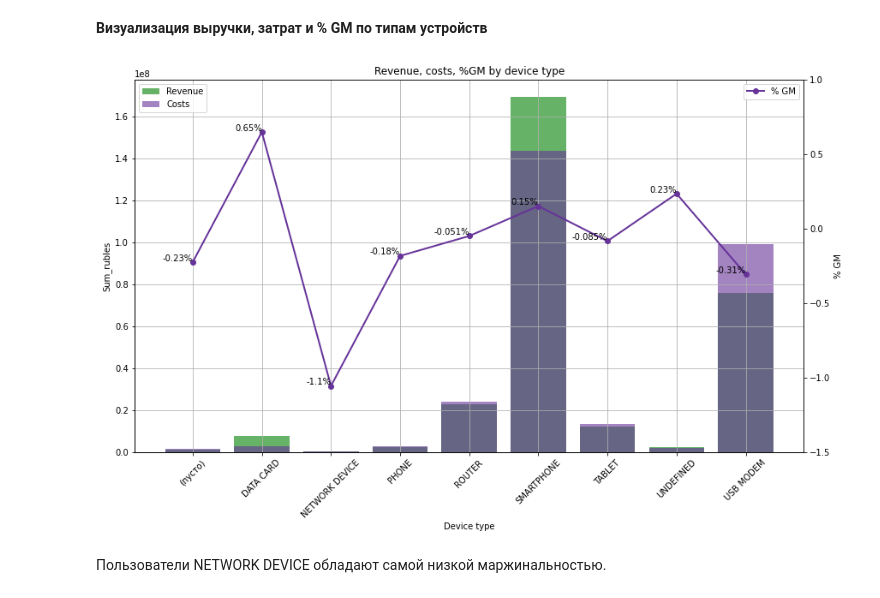
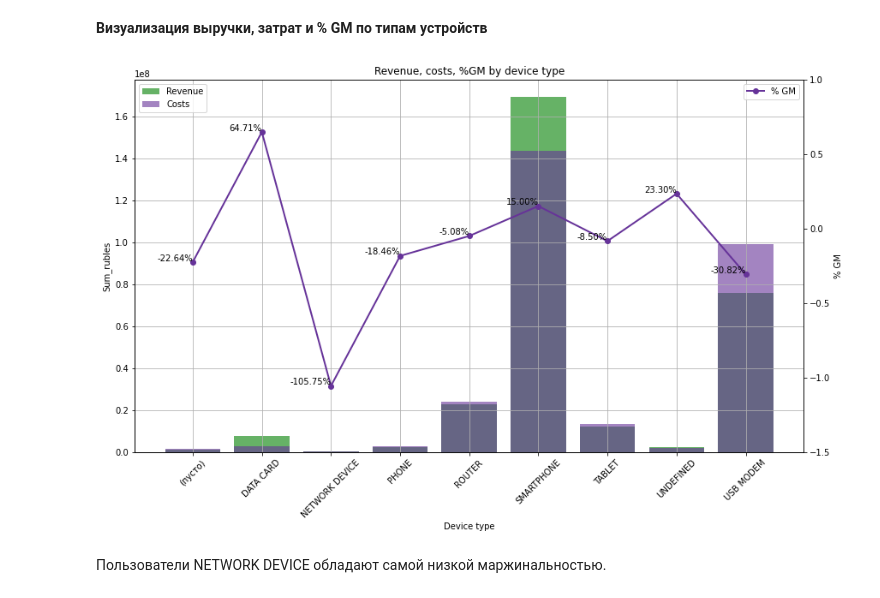
Before and after one commit to xeniya-da/SalesFunnel_-_Marginality_at_Telecom, a Jupyter notebook: SalesFunnel_&_Marginality.ipynb, the cells around one changed output. Saved outputs shown, nothing was run; the diff lists cells and outputs as text; code cells hidden in the pictures.

```diff
--- a/SalesFunnel_&_Marginality.ipynb
+++ b/SalesFunnel_&_Marginality.ipynb
@@ -399,34 +399,34 @@ fig, ax1 = plt.subplots(figsize=(14, 8))
 # Строю графики выручки и затрат
 ax1.bar(gm_device.device, gm_device.sum_r, label='Revenue', color='green', alpha=0.6)
 ax1.bar(gm_device.device, gm_device.cost, label='Costs', color='rebeccapurple', alpha=0.6)
 
 # Задаю подписи и легенду для оси Y
 ax1.set_xlabel('Device type')
 ax1.set_ylabel('Sum_rubles')
 ax1.set_title('Revenue, costs, %GM by device type')
 ax1.legend(loc='upper left')
 ax1.grid(True)  #сетка
 ax1.set_xticks(gm_device.device)
 ax1.set_xticklabels(gm_device.device, rotation=45)
 
 # Создаю вторую ось Y для % GM
 ax2 = ax1.twinx()   # общая ось x
 # Строю график % GM
 ax2.plot(gm_device.device, gm_device.margin_percent, color='rebeccapurple', marker='o', label='% GM', linewidth=2)
 # Задаю и настраиваю легенду для GM
 ax2.set_ylabel('% GM')
 ax2.legend(loc='upper right')
 
 # Поднимаю % GM выше от оси X, т.к. различается диапазон значений % GM и сумм + есть отрицательные значения
 ax2.set_ylim(-1.5, 1)
 
 # Добавляю подписи для % GM
 for i, txt in enumerate(gm_device.margin_percent):
-    ax2.text(gm_device.device[i], gm_device.margin_percent[i], f'{txt:.2}%', color='black', ha='right', va='bottom')
+    ax2.text(gm_device.device[i], gm_device.margin_percent[i], f'{txt:.2%}', color='black', ha='right', va='bottom')
 
 # plt.tight_layout() оптимизация расположения графиков
 plt.show()
 # %% [output]
-[figure, old version]
+[figure, new version]
 # %% [markdown]
 Пользователи NETWORK DEVICE обладают самой низкой маржинальностью.
```
Also changed, not shown: parts of 1 cell of this notebook.
